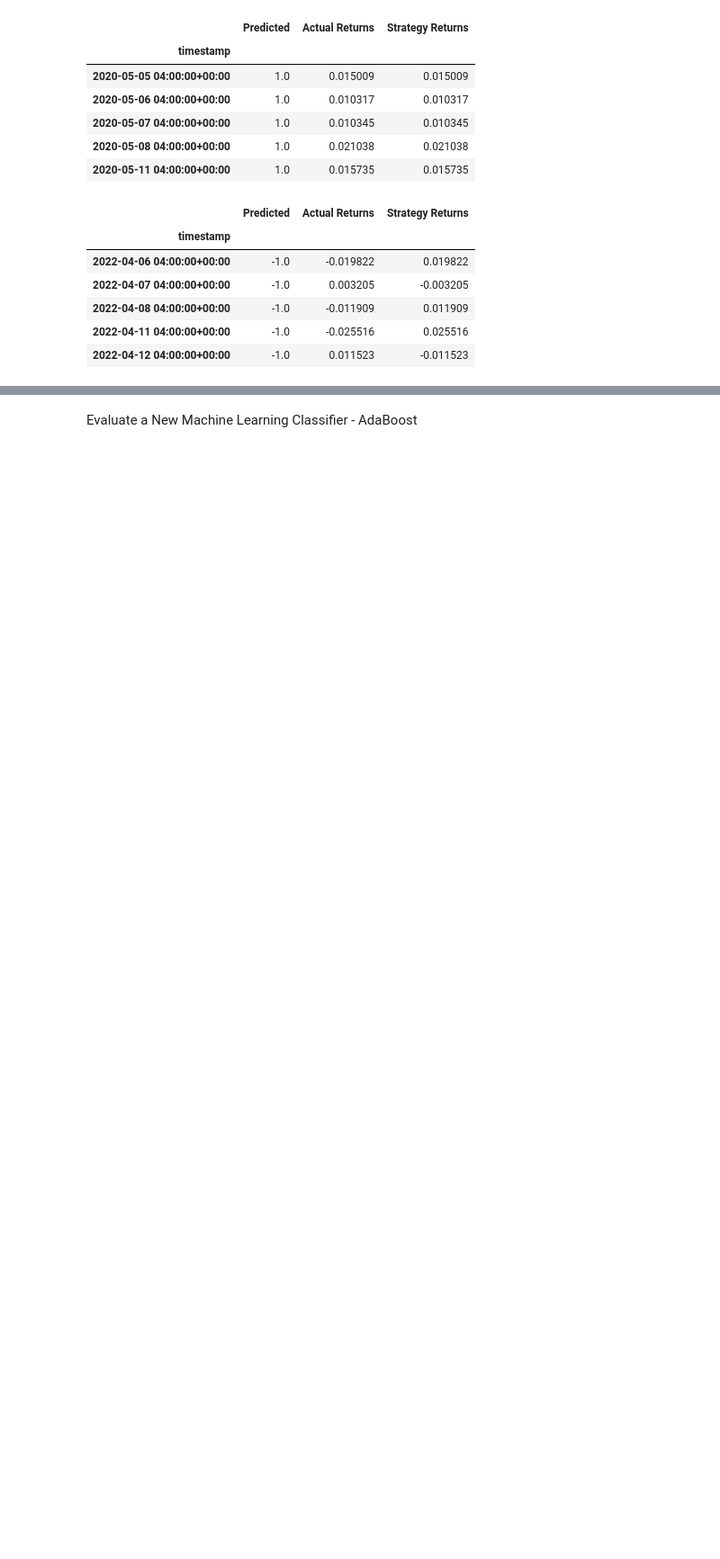
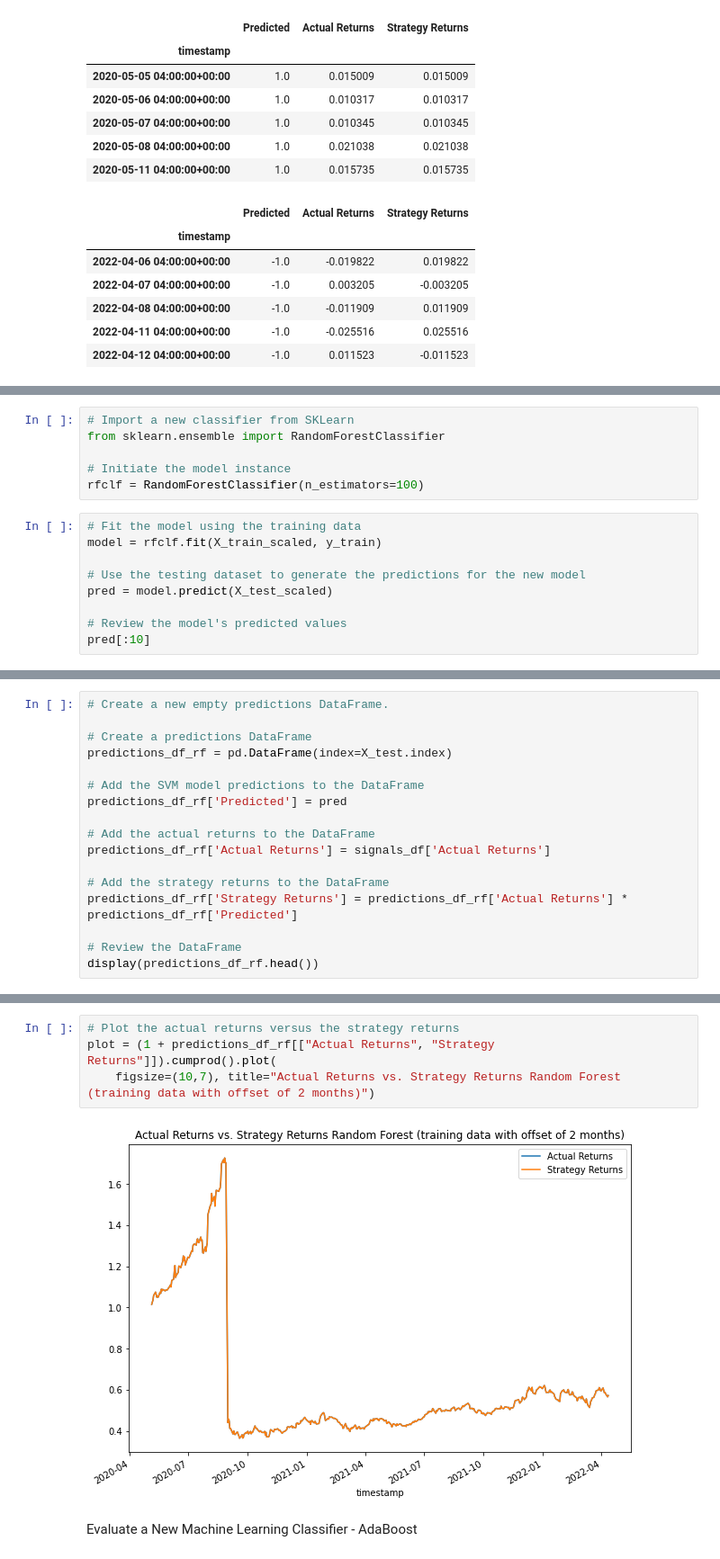
Before and after one commit to lariannrupp/Machine_Learning_Algorithmic_Trading_Bot, a Jupyter notebook: TechSector_Trade_Bot.ipynb, the cells around one changed output, grey strips where cells are left out. Shown: that part at 90% size. Saved outputs shown, nothing was run; the diff lists cells and outputs as text; blank space fills up the shorter version.

Commit message:
Add template for 4 models

```diff
--- a/TechSector_Trade_Bot.ipynb
+++ b/TechSector_Trade_Bot.ipynb
@@ -448,0 +431,15 @@ Evaluate a New Machine Learning Classifier - Decision Tree Classifier
+# %%
+# Import a new classifier from SKLearn
+from sklearn.ensemble import RandomForestClassifier
+
+# Initiate the model instance
+rfclf = RandomForestClassifier(n_estimators=100)
+# %%
+# Fit the model using the training data
+model = rfclf.fit(X_train_scaled, y_train)
+
+# Use the testing dataset to generate the predictions for the new model
+pred = model.predict(X_test_scaled)
+
+# Review the model's predicted values
+pred[:10]
@@ -448,0 +463,17 @@ Evaluate a New Machine Learning Classifier - Decision Tree Classifier
+# %%
+# Create a new empty predictions DataFrame.
+
+# Create a predictions DataFrame
+predictions_df_rf = pd.DataFrame(index=X_test.index)
+
+# Add the SVM model predictions to the DataFrame
+predictions_df_rf['Predicted'] = pred
+
+# Add the actual returns to the DataFrame
+predictions_df_rf['Actual Returns'] = signals_df['Actual Returns']
+
+# Add the strategy returns to the DataFrame
+predictions_df_rf['Strategy Returns'] = predictions_df_rf['Actual Returns'] * predictions_df_rf['Predicted']
+
+# Review the DataFrame
+display(predictions_df_rf.head())
@@ -449,2 +488,8 @@ Evaluate a New Machine Learning Classifier - Decision Tree Classifier
+# %%
+# Plot the actual returns versus the strategy returns
+plot = (1 + predictions_df_rf[["Actual Returns", "Strategy Returns"]]).cumprod().plot(
+    figsize=(10,7), title="Actual Returns vs. Strategy Returns Random Forest (training data with offset of 2 months)")
+# %% [output]
+[figure, added]
 # %% [markdown]
 Evaluate a New Machine Learning Classifier - AdaBoost
```
Also changed, not shown: parts of 19 cells of this notebook.
